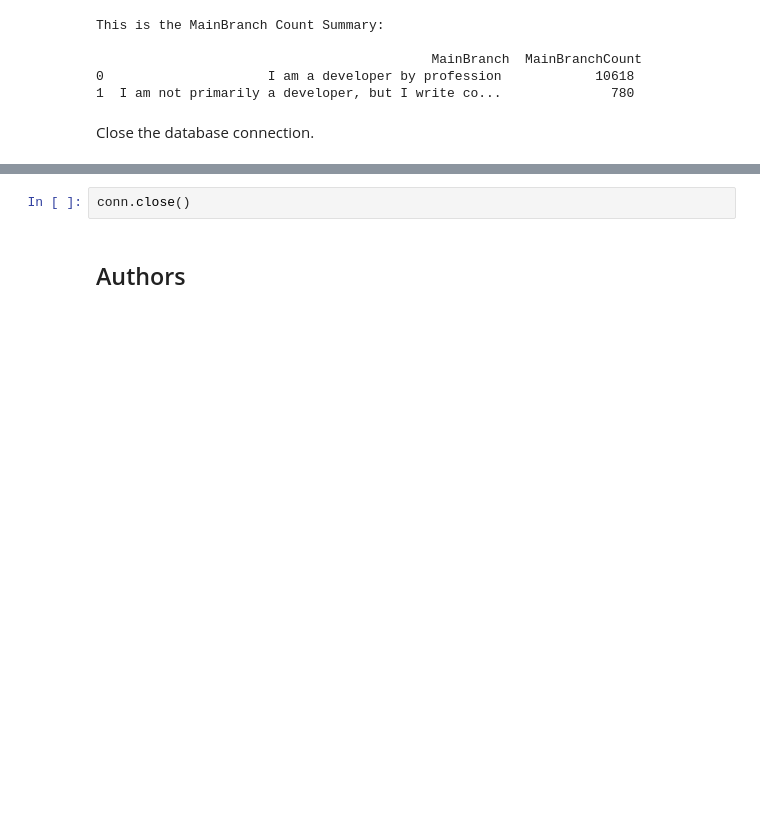
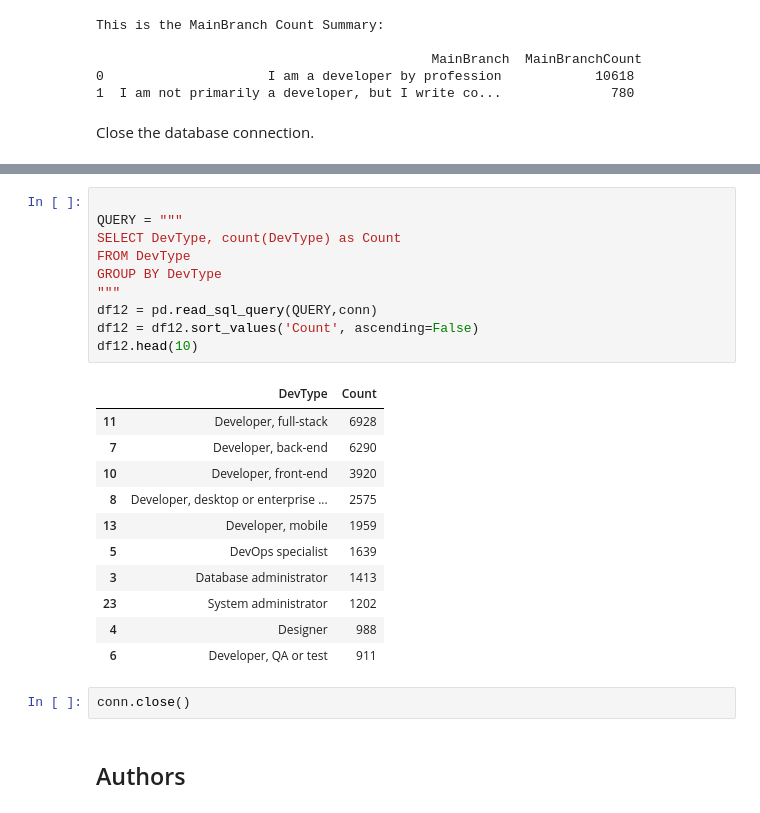
Before and after one commit to JOKAL2189/Pyproj, a Jupyter notebook: M4DataVisualization-lab COMPLETE.ipynb, the cells around one changed output, grey strips where cells are left out. Saved outputs shown, nothing was run; the diff lists cells and outputs as text; blank space fills up the shorter version.

```diff
--- a/M4DataVisualization-lab COMPLETE.ipynb
+++ b/M4DataVisualization-lab COMPLETE.ipynb
@@ -332,3 +401,25 @@ Close the database connection.
+# %%
+
+QUERY = """
+SELECT DevType, count(DevType) as Count
+FROM DevType
+GROUP BY DevType
+"""
+df12 = pd.read_sql_query(QUERY,conn)
+df12 = df12.sort_values('Count', ascending=False)
+df12.head(10)
+# %% [output]
+|  | DevType | Count |
+| 11 | Developer, full-stack | 6928 |
+| 7 | Developer, back-end | 6290 |
+| 10 | Developer, front-end | 3920 |
+| 8 | Developer, desktop or enterprise ... | 2575 |
+| 13 | Developer, mobile | 1959 |
+| 5 | DevOps specialist | 1639 |
+| 3 | Database administrator | 1413 |
+| 23 | System administrator | 1202 |
+| 4 | Designer | 988 |
+| 6 | Developer, QA or test | 911 |
 # %%
 conn.close()
 # %% [markdown]
```
Also changed, not shown: parts of 7 cells of this notebook.
